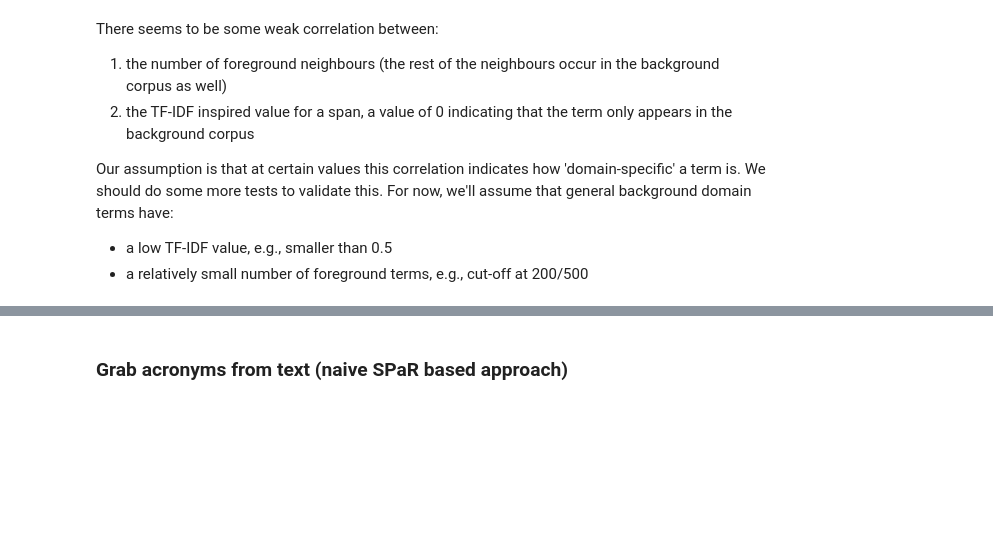
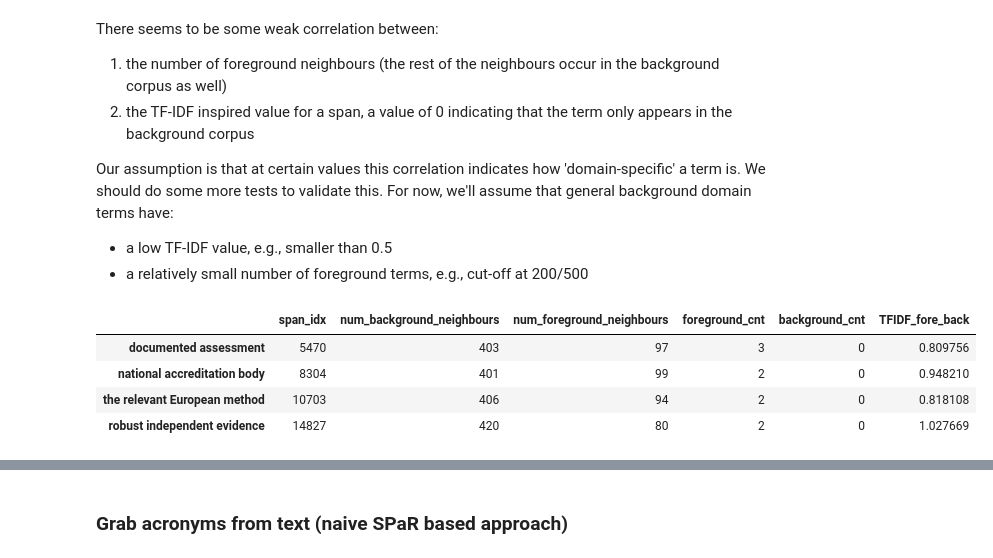
Before and after one commit to rubenkruiper/irec, a Jupyter notebook: 1. Term Extraction.ipynb, the cells around one changed output, grey strips where cells are left out. Saved outputs shown, nothing was run; the diff lists cells and outputs as text; code cells hidden in the pictures; blank space fills up the shorter version.

```diff
--- a/1. Term Extraction.ipynb
+++ b/1. Term Extraction.ipynb
@@ -780,0 +779,11 @@ ood_terms = span_features_df[(span_features_df['TFIDF_fore_back'] < min_TFIDF_va
+# %%
+# Example terms VERY TOP LEFT of the plot (expectinggeneral domain)
+top = span_features_df['TFIDF_fore_back'] > 1.5 * min_TFIDF_value
+left = span_features_df['num_foreground_neighbours'] < min_num_foreground_neighbours - 100
+span_features_df.loc[top & left]
+# %% [output]
+|  | span_idx | num_background_neighbours | num_foreground_neighbours | foreground_cnt | background_cnt | TFIDF_fore_back |
+| documented assessment | 5470 | 403 | 97 | 3 | 0 | 0.809756 |
+| national accreditation body | 8304 | 401 | 99 | 2 | 0 | 0.948210 |
+| the relevant European method | 10703 | 406 | 94 | 2 | 0 | 0.818108 |
+| robust independent evidence | 14827 | 420 | 80 | 2 | 0 | 1.027669 |
```
Also changed, not shown: parts of 22 cells of this notebook, 1 other file.
